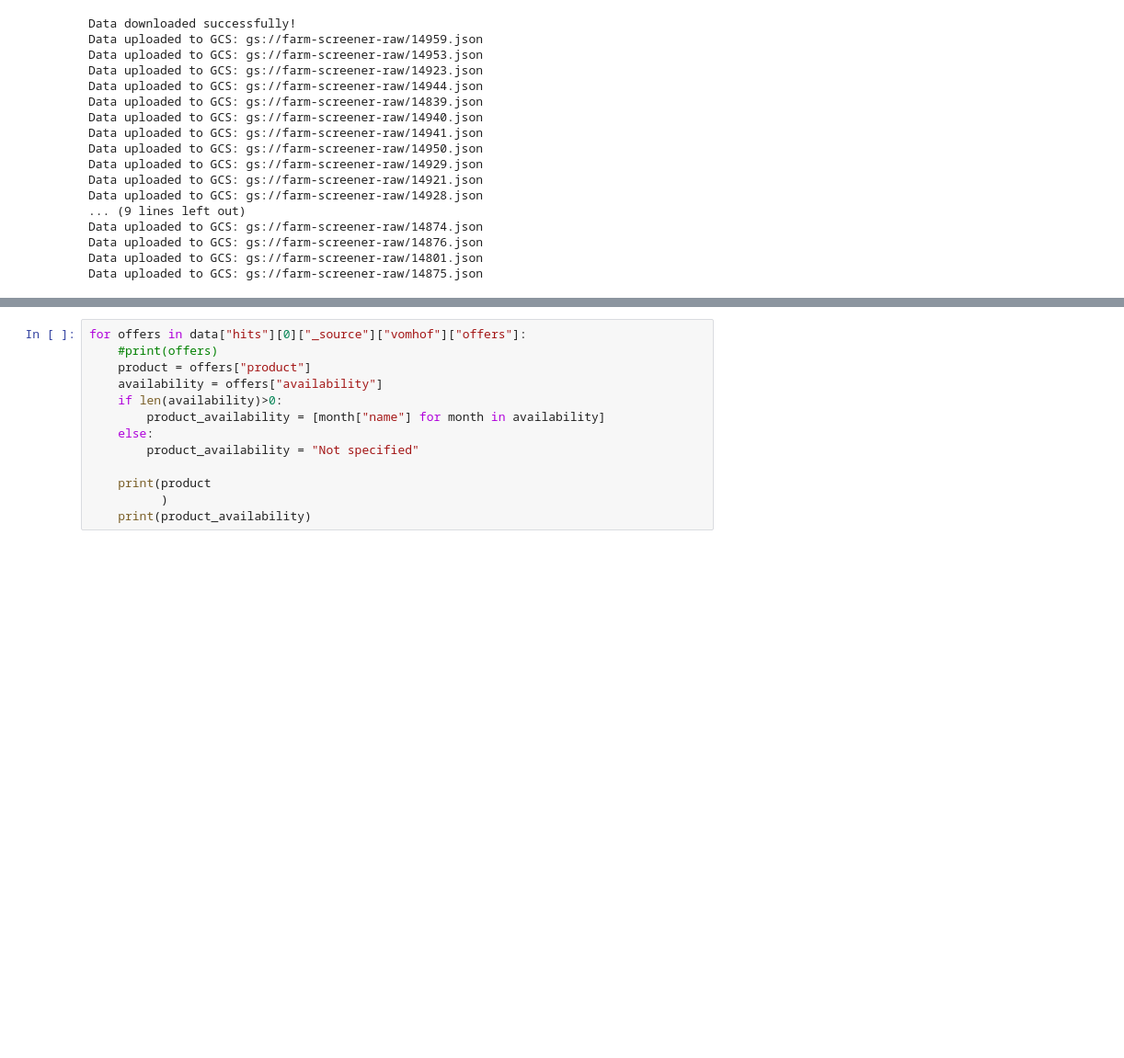
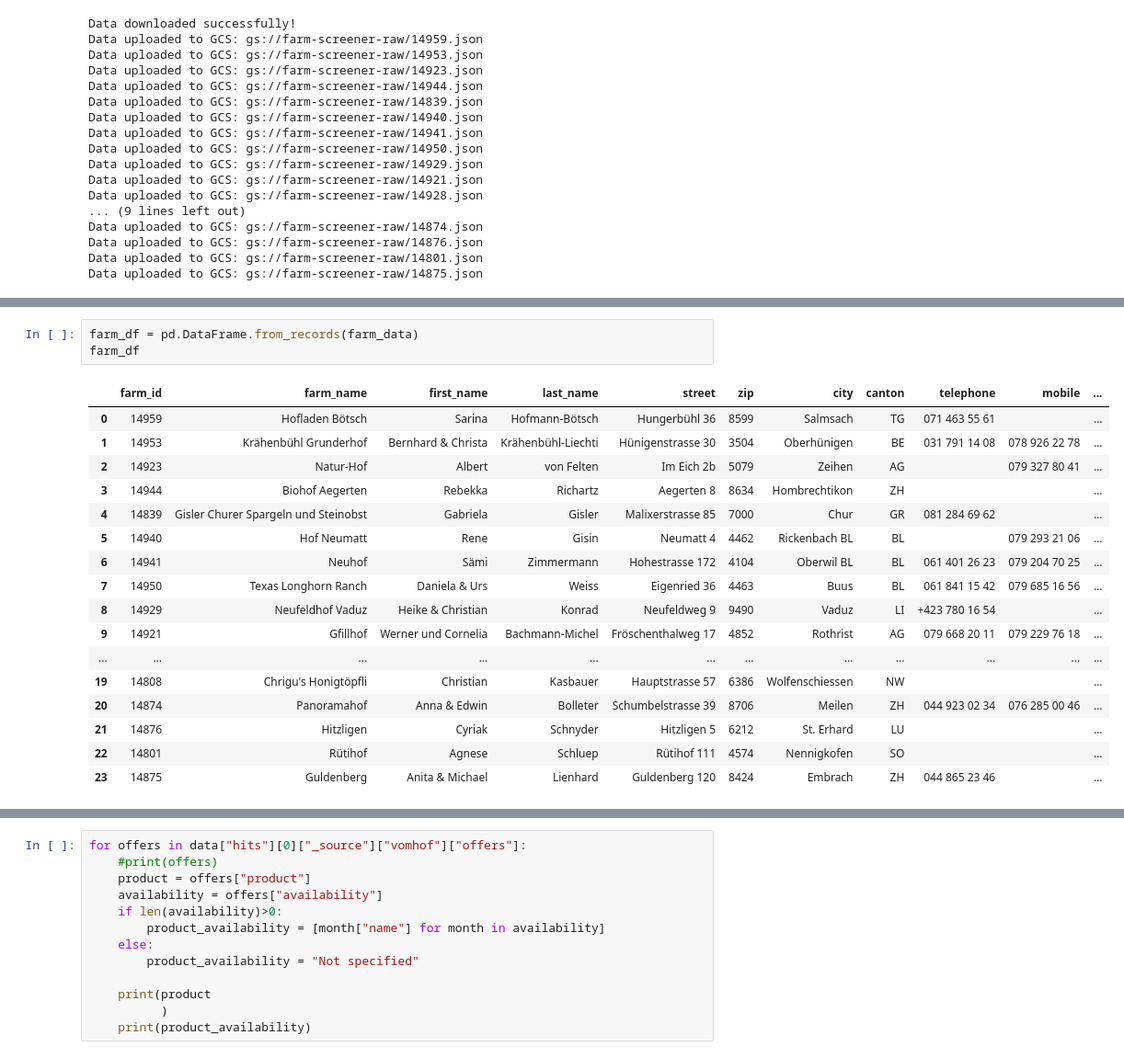
Before and after one commit to subrockmann/farm-screener, a Jupyter notebook: data collection.ipynb, the cells around one changed output, grey strips where cells are left out. Shown at 92% size. Saved outputs shown, nothing was run; the diff lists cells and outputs as text; blank space fills up the shorter version.

```diff
--- a/data collection.ipynb
+++ b/data collection.ipynb
@@ -171,3 +149,24 @@ df
 | 184 | 14875 | 185 | Zopf | Not specified |
 | 185 | 14875 | 156 | Zwetschgen | Not specified |
 186 rows × 4 columns
+# %%
+farm_df = pd.DataFrame.from_records(farm_data)
+farm_df
+# %% [output]
+|  | farm_id | farm_name | first_name | last_name | street | zip | city | canton | telephone | mobile | ... |
+| 0 | 14959 | Hofladen Bötsch | Sarina | Hofmann-Bötsch | Hungerbühl 36 | 8599 | Salmsach | TG | 071 463 55 61 |  | ... |
+| 1 | 14953 | Krähenbühl Grunderhof | Bernhard & Christa | Krähenbühl-Liechti | Hünigenstrasse 30 | 3504 | Oberhünigen | BE | 031 791 14 08 | 078 926 22 78 | ... |
+| 2 | 14923 | Natur-Hof | Albert | von Felten | Im Eich 2b | 5079 | Zeihen | AG |  | 079 327 80 41 | ... |
+| 3 | 14944 | Biohof Aegerten | Rebekka | Richartz | Aegerten 8 | 8634 | Hombrechtikon | ZH |  |  | ... |
+| 4 | 14839 | Gisler Churer Spargeln und Steinobst | Gabriela | Gisler | Malixerstrasse 85 | 7000 | Chur | GR | 081 284 69 62 |  | ... |
+| 5 | 14940 | Hof Neumatt | Rene | Gisin | Neumatt 4 | 4462 | Rickenbach BL | BL |  | 079 293 21 06 | ... |
+| 6 | 14941 | Neuhof | Sämi | Zimmermann | Hohestrasse 172 | 4104 | Oberwil BL | BL | 061 401 26 23 | 079 204 70 25 | ... |
+| 7 | 14950 | Texas Longhorn Ranch | Daniela & Urs | Weiss | Eigenried 36 | 4463 | Buus | BL | 061 841 15 42 | 079 685 16 56 | ... |
+| 8 | 14929 | Neufeldhof Vaduz | Heike & Christian | Konrad | Neufeldweg 9 | 9490 | Vaduz | LI | +423 780 16 54 |  | ... |
+| 9 | 14921 | Gfillhof | Werner und Cornelia | Bachmann-Michel | Fröschenthalweg 17 | 4852 | Rothrist | AG | 079 668 20 11 | 079 229 76 18 | ... |
+| ... | ... | ... | ... | ... | ... | ... | ... | ... | ... | ... | ... |
+| 19 | 14808 | Chrigu's Honigtöpfli | Christian | Kasbauer | Hauptstrasse 57 | 6386 | Wolfenschiessen | NW |  |  | ... |
+| 20 | 14874 | Panoramahof | Anna & Edwin | Bolleter | Schumbelstrasse 39 | 8706 | Meilen | ZH | 044 923 02 34 | 076 285 00 46 | ... |
+| 21 | 14876 | Hitzligen | Cyriak | Schnyder | Hitzligen 5 | 6212 | St. Erhard | LU |  |  | ... |
+| 22 | 14801 | Rütihof | Agnese | Schluep | Rütihof 111 | 4574 | Nennigkofen | SO |  |  | ... |
+| 23 | 14875 | Guldenberg | Anita & Michael | Lienhard | Guldenberg 120 | 8424 | Embrach | ZH | 044 865 23 46 |  | ... |
```
Also changed, not shown: parts of 10 cells of this notebook.
